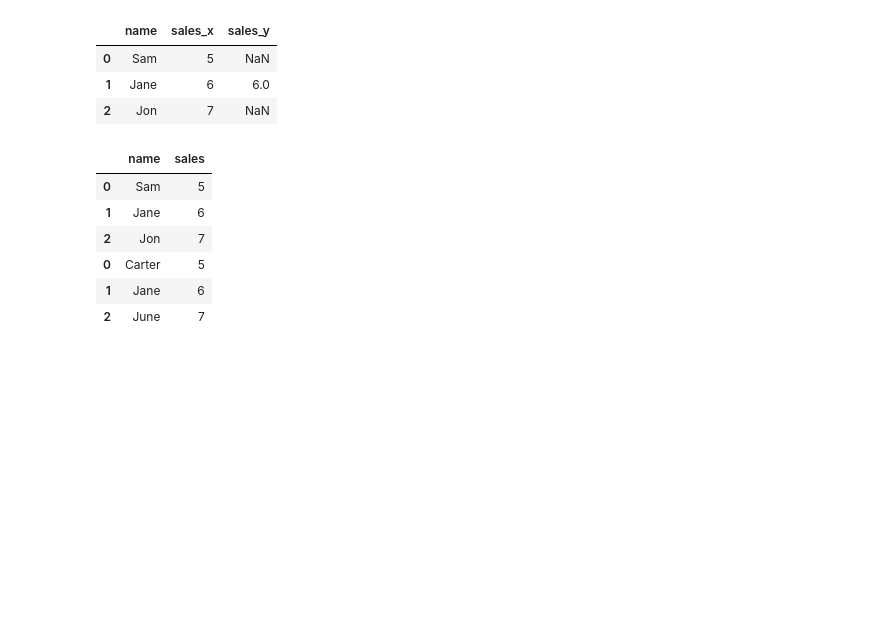
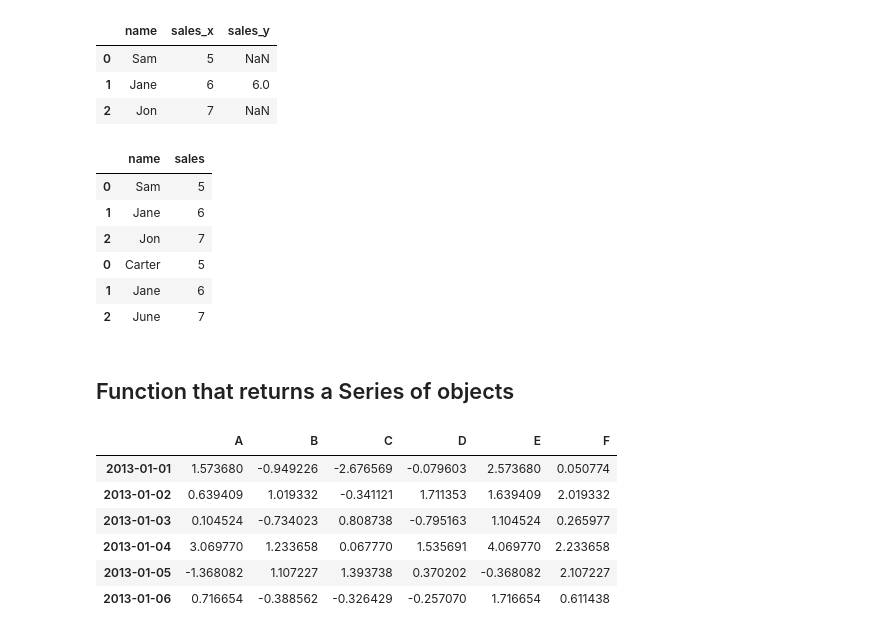
Before and after one commit to mondayn/py, a Jupyter notebook: pandas.ipynb, the cells around one changed output. Cells and saved outputs as stored; diff of their text form; code cells hidden in the pictures; blank space fills up the shorter version.

```diff
--- a/pandas.ipynb
+++ b/pandas.ipynb
@@ -240,3 +240,32 @@ pd.concat([df1,df2])
 | 0 | Carter | 5 |
 | 1 | Jane | 6 |
 | 2 | June | 7 |
+# %% [markdown]
+## Function that returns a Series of objects
+# %%
+dates = pd.date_range('20130101', periods=6)
+df = pd.DataFrame(np.random.randn(6,4), index=dates, columns=['A', 'B', 'C', 'D'])
+
+def f(p):
+    return p+1, p+2
+
+def f2(p):
+    return pd.Series([p+1,p+2])
+
+def f3(r):
+    return pd.Series([r.A+1,r.B+1])
+
+
+df[['E','F']] = df['A'].apply(lambda x: pd.Series([ f(x)[0] , f(x)[1] ]) ) #adds 1 and 2 to values found in col A
+df[['E','F']] = df['A'].apply(f2)  #same as above
+
+df[['E','F']] = df.apply(f3,axis=1) # passes entire row (axis=1) for adding 1 to columns A and B
+df
+# %% [output]
+|  | A | B | C | D | E | F |
+| 2013-01-01 | 1.573680 | -0.949226 | -2.676569 | -0.079603 | 2.573680 | 0.050774 |
+| 2013-01-02 | 0.639409 | 1.019332 | -0.341121 | 1.711353 | 1.639409 | 2.019332 |
+| 2013-01-03 | 0.104524 | -0.734023 | 0.808738 | -0.795163 | 1.104524 | 0.265977 |
+| 2013-01-04 | 3.069770 | 1.233658 | 0.067770 | 1.535691 | 4.069770 | 2.233658 |
+| 2013-01-05 | -1.368082 | 1.107227 | 1.393738 | 0.370202 | -0.368082 | 2.107227 |
+| 2013-01-06 | 0.716654 | -0.388562 | -0.326429 | -0.257070 | 1.716654 | 0.611438 |
```
